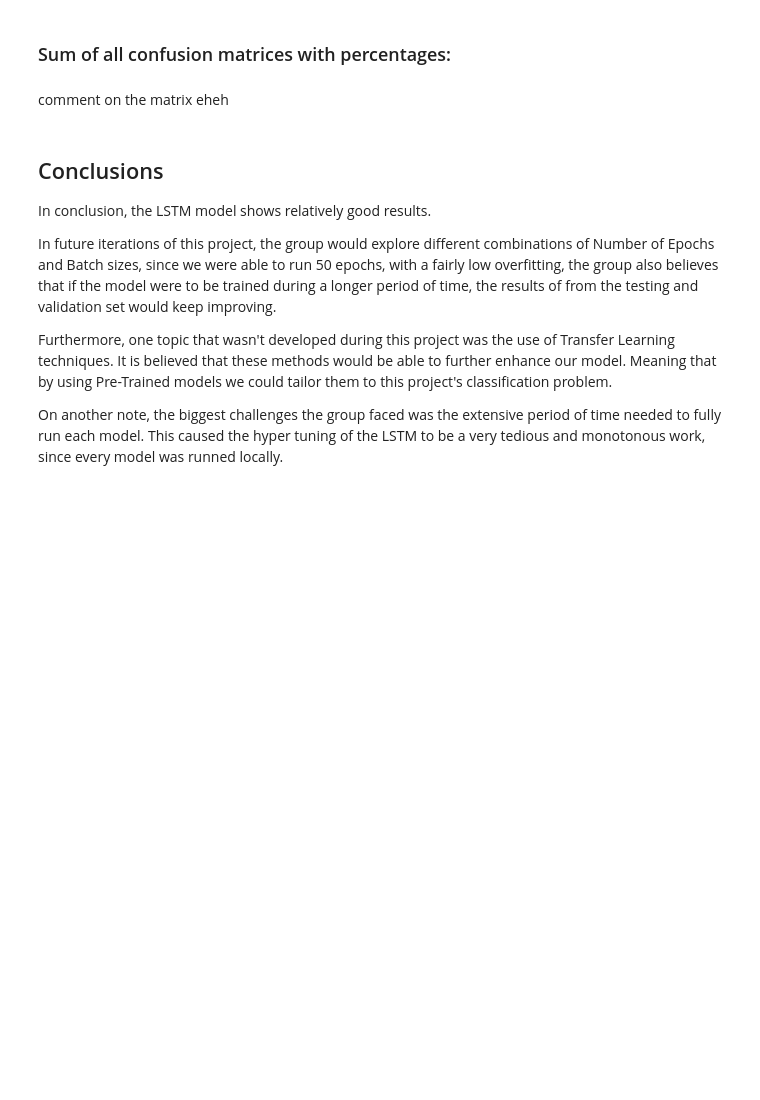
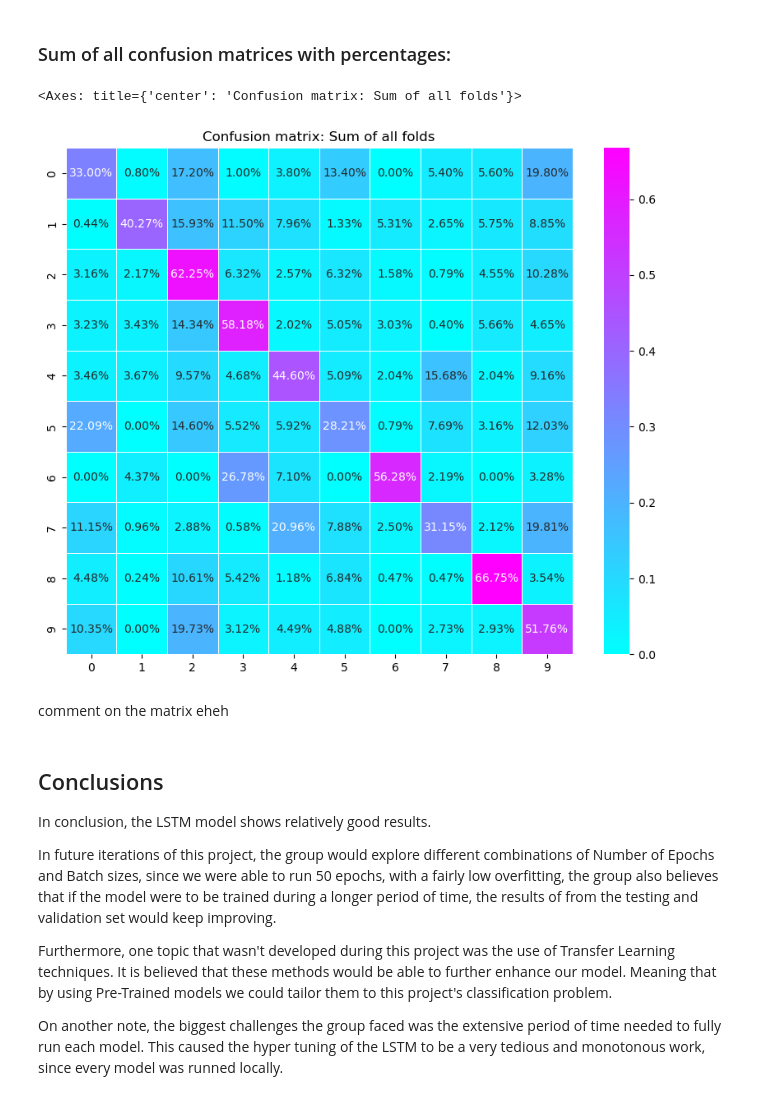
Before and after one commit to ToniCardosooo/ML2-Project, a Jupyter notebook: newmodel.ipynb, the cells around one changed output. Saved outputs shown, nothing was run; the diff lists cells and outputs as text; code cells hidden in the pictures; blank space fills up the shorter version.

```diff
--- a/newmodel.ipynb
+++ b/newmodel.ipynb
@@ -585,14 +615,17 @@ plt.show()
 # %%
 cm = np.zeros(shape=(10,10))
 for i in fold_metrics:
     cm += i.get('confusion_matrix')
 
 cm = cm.astype('float') / cm.sum(axis=1)[:, np.newaxis]
 
 fig, ax =plt.subplots(1, 1, figsize=(10,8))
 ax.set_title('Confusion matrix: Sum of all folds')
 ax.invert_yaxis()
-sns.heatmap(cm, annot=True, fmt=".2%", linewidths=.5, square = True, cmap = 'RdYlGn', ax=ax)
+sns.heatmap(cm, annot=True, fmt=".2%", linewidths=.5, square = True, cmap = 'cool', ax=ax)
+# %% [output]
+<Axes: title={'center': 'Confusion matrix: Sum of all folds'}>
+[figure, added]
 # %% [markdown]
 comment on the matrix eheh
 # %% [markdown]
```
Also changed, not shown: parts of 6 cells of this notebook.
